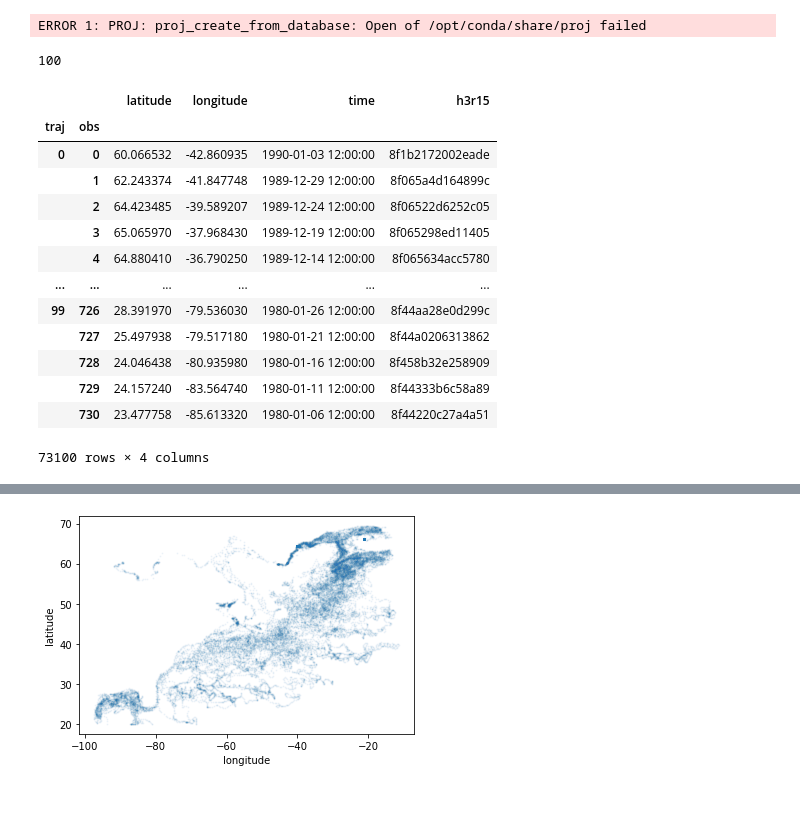
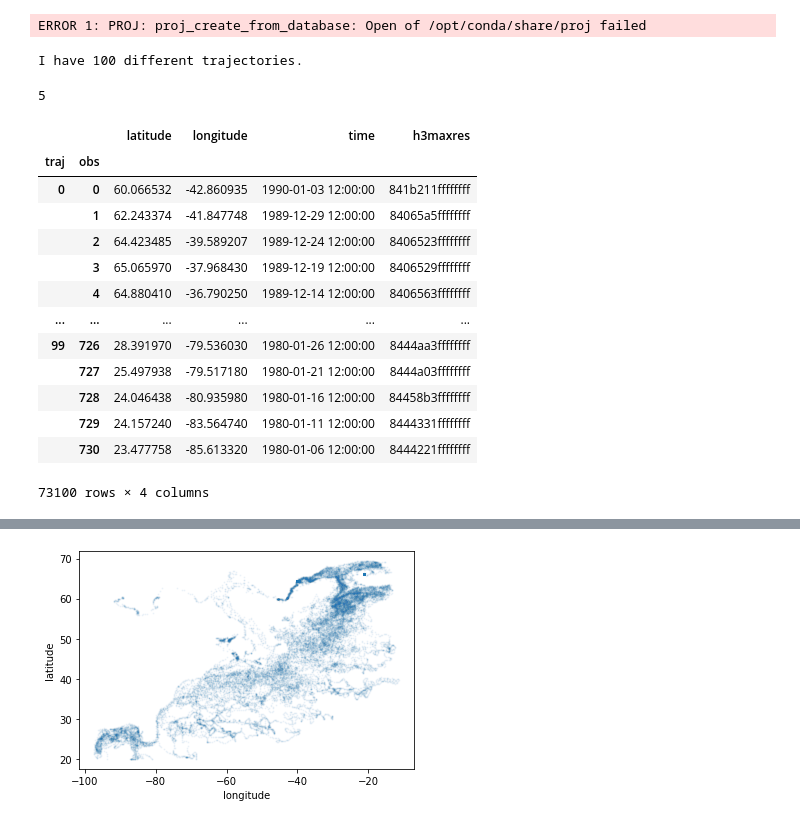
Before and after one commit to willirath/lagrangian_trajectory_clustering, a Jupyter notebook: notebooks/2022-05-11_towards_library.ipynb, the cells around one changed output, grey strips where cells are left out. Cells and saved outputs as stored; diff of their text form; code cells hidden in the pictures.

```diff
--- a/notebooks/2022-05-11_towards_library.ipynb
+++ b/notebooks/2022-05-11_towards_library.ipynb
@@ -48,28 +50,33 @@ df = subset_trajectories(
     random_seed=random_seed,
 )
 # %%
-len(df.index.get_level_values(0).unique())
+print(f"I have {len(df.index.get_level_values(0).unique()):d} different trajectories.")
 # %% [output]
-100
+I have 100 different trajectories.
+# %%
+max_needed_resolution = find_max_needed_h3_resolution(df, quantile=0.5)
+print(max_needed_resolution)
+# %% [output]
+5
 # %%
 %%time
 
-df = add_max_res_h3_column(df)
+df = add_max_res_h3_column(df, max_res=max_needed_resolution-1)
 
 # have a look
 display(df)
 # %% [output]
-|  |  | latitude | longitude | time | h3r15 |
+|  |  | latitude | longitude | time | h3maxres |
 | traj | obs |  |  |  |  |
-| 0 | 0 | 60.066532 | -42.860935 | 1990-01-03 12:00:00 | 8f1b2172002eade |
-|  | 1 | 62.243374 | -41.847748 | 1989-12-29 12:00:00 | 8f065a4d164899c |
-|  | 2 | 64.423485 | -39.589207 | 1989-12-24 12:00:00 | 8f06522d6252c05 |
-|  | 3 | 65.065970 | -37.968430 | 1989-12-19 12:00:00 | 8f065298ed11405 |
-|  | 4 | 64.880410 | -36.790250 | 1989-12-14 12:00:00 | 8f065634acc5780 |
+| 0 | 0 | 60.066532 | -42.860935 | 1990-01-03 12:00:00 | 841b211ffffffff |
+|  | 1 | 62.243374 | -41.847748 | 1989-12-29 12:00:00 | 84065a5ffffffff |
+|  | 2 | 64.423485 | -39.589207 | 1989-12-24 12:00:00 | 8406523ffffffff |
+|  | 3 | 65.065970 | -37.968430 | 1989-12-19 12:00:00 | 8406529ffffffff |
+|  | 4 | 64.880410 | -36.790250 | 1989-12-14 12:00:00 | 8406563ffffffff |
 | ... | ... | ... | ... | ... | ... |
-| 99 | 726 | 28.391970 | -79.536030 | 1980-01-26 12:00:00 | 8f44aa28e0d299c |
-|  | 727 | 25.497938 | -79.517180 | 1980-01-21 12:00:00 | 8f44a0206313862 |
-|  | 728 | 24.046438 | -80.935980 | 1980-01-16 12:00:00 | 8f458b32e258909 |
-|  | 729 | 24.157240 | -83.564740 | 1980-01-11 12:00:00 | 8f44333b6c58a89 |
-|  | 730 | 23.477758 | -85.613320 | 1980-01-06 12:00:00 | 8f44220c27a4a51 |
+| 99 | 726 | 28.391970 | -79.536030 | 1980-01-26 12:00:00 | 8444aa3ffffffff |
+|  | 727 | 25.497938 | -79.517180 | 1980-01-21 12:00:00 | 8444a03ffffffff |
+|  | 728 | 24.046438 | -80.935980 | 1980-01-16 12:00:00 | 84458b3ffffffff |
+|  | 729 | 24.157240 | -83.564740 | 1980-01-11 12:00:00 | 8444331ffffffff |
+|  | 730 | 23.477758 | -85.613320 | 1980-01-06 12:00:00 | 8444221ffffffff |
 73100 rows × 4 columns
```
Also changed, not shown: parts of 17 cells of this notebook, 1 other file.
